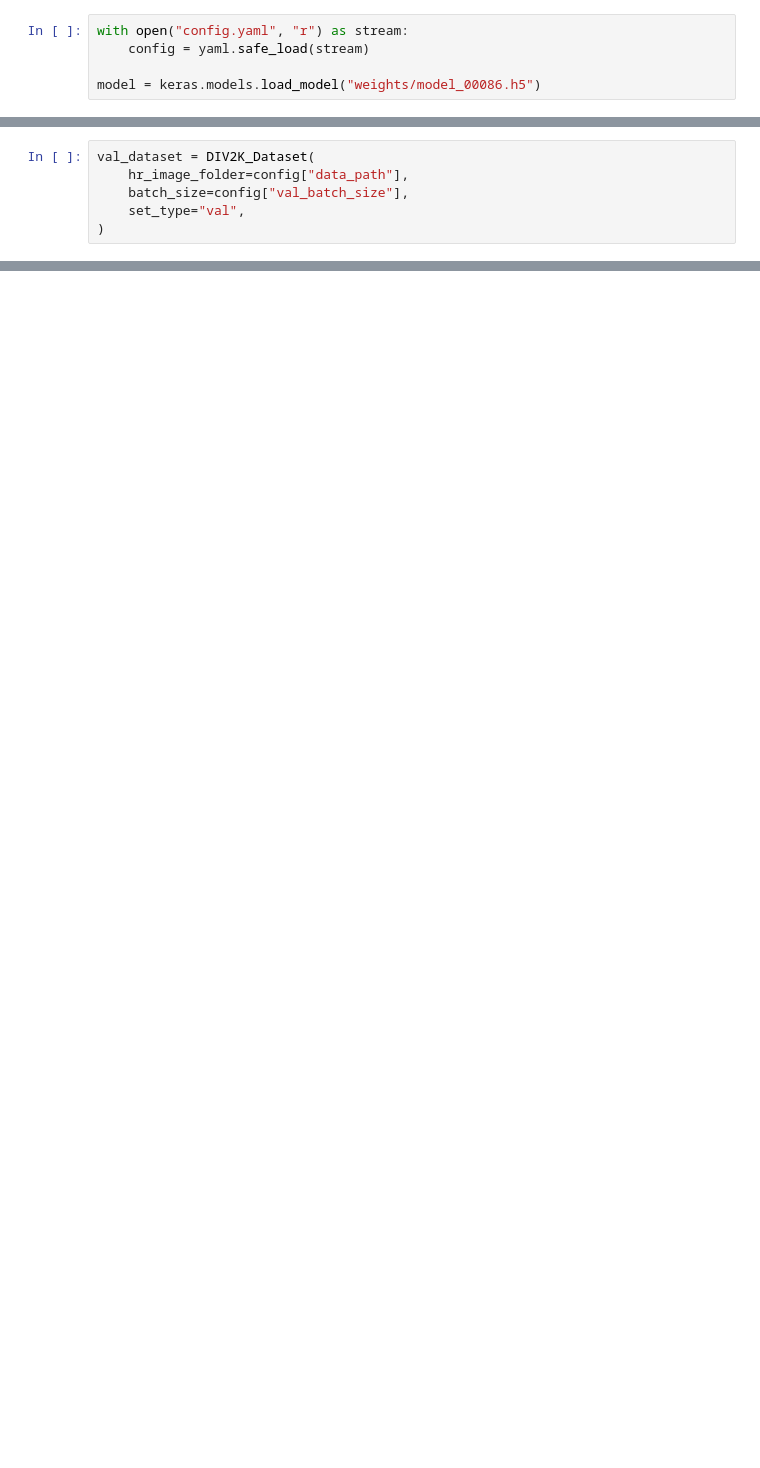
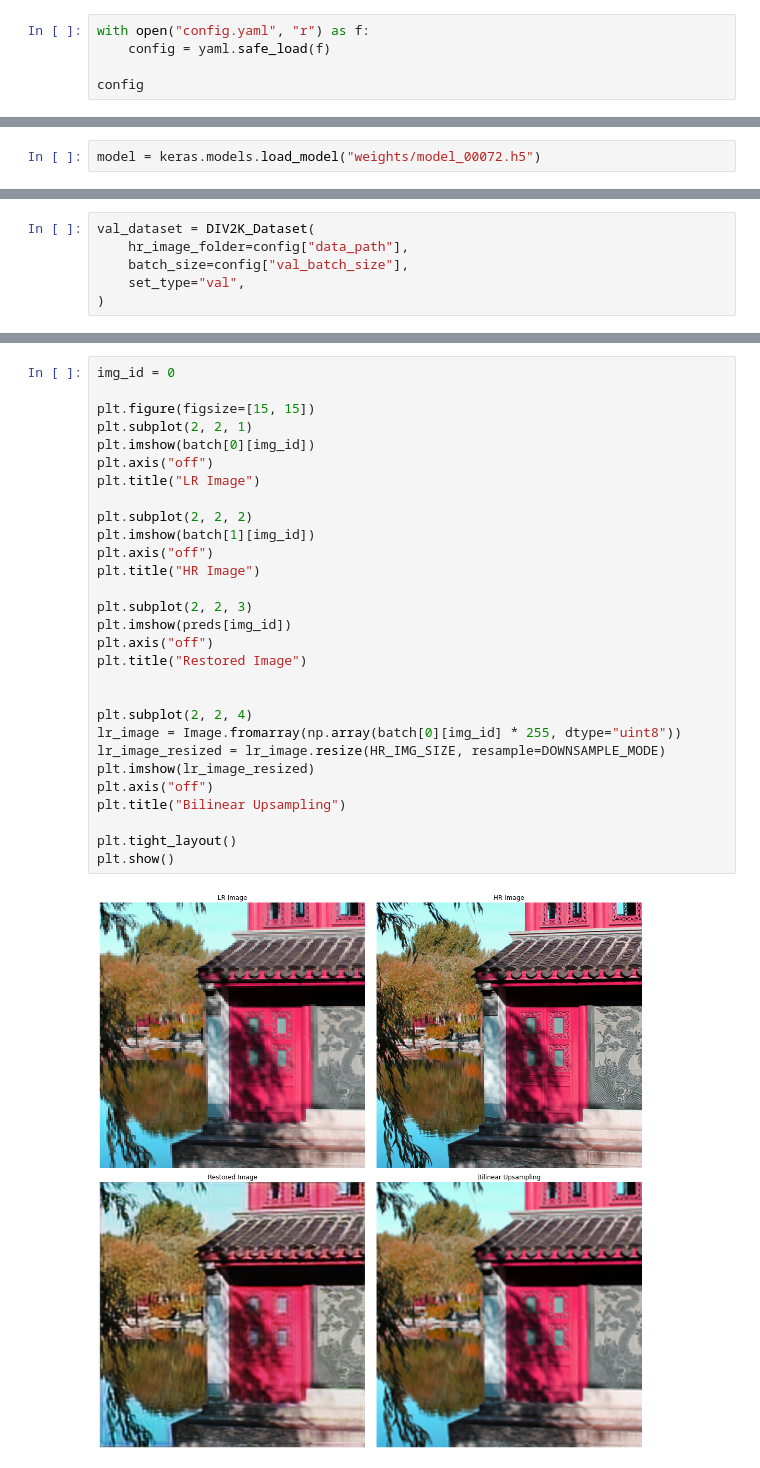
Before and after one commit to OlgaChernytska/Super-Resolution-with-FSRCNN, a Jupyter notebook: Inference.ipynb, the cells around one changed output, grey strips where cells are left out. Saved outputs shown, nothing was run; the diff lists cells and outputs as text; blank space fills up the shorter version.

Commit message:
Evaluation and Visualization added

```diff
--- a/Inference.ipynb
+++ b/Inference.ipynb
@@ -20,7 +20,7 @@ from utils.constants import HR_IMG_SIZE, DOWNSAMPLE_MODE
 # %% [markdown]
 ## Parameters
 # %%
-with open("config.yaml", "r") as stream:
-    config = yaml.safe_load(stream)
+with open("config.yaml", "r") as f:
+    config = yaml.safe_load(f)
 
-model = keras.models.load_model("weights/model_00086.h5")
+config
@@ -34,0 +39,2 @@ test_dataset = DIV2K_Dataset(
+# %%
+model = keras.models.load_model("weights/model_00072.h5")
@@ -93,0 +91,31 @@ img.size/
+# %%
+img_id = 0
+
+plt.figure(figsize=[15, 15])
+plt.subplot(2, 2, 1)
+plt.imshow(batch[0][img_id])
+plt.axis("off")
+plt.title("LR Image")
+
+plt.subplot(2, 2, 2)
+plt.imshow(batch[1][img_id])
+plt.axis("off")
+plt.title("HR Image")
+
+plt.subplot(2, 2, 3)
+plt.imshow(preds[img_id])
+plt.axis("off")
+plt.title("Restored Image")
+
+
+plt.subplot(2, 2, 4)
+lr_image = Image.fromarray(np.array(batch[0][img_id] * 255, dtype="uint8"))
+lr_image_resized = lr_image.resize(HR_IMG_SIZE, resample=DOWNSAMPLE_MODE)
+plt.imshow(lr_image_resized)
+plt.axis("off")
+plt.title("Bilinear Upsampling")
+
+plt.tight_layout()
+plt.show()
+# %% [output]
+[figure, added]
```
Also changed, not shown: parts of 16 cells of this notebook.
